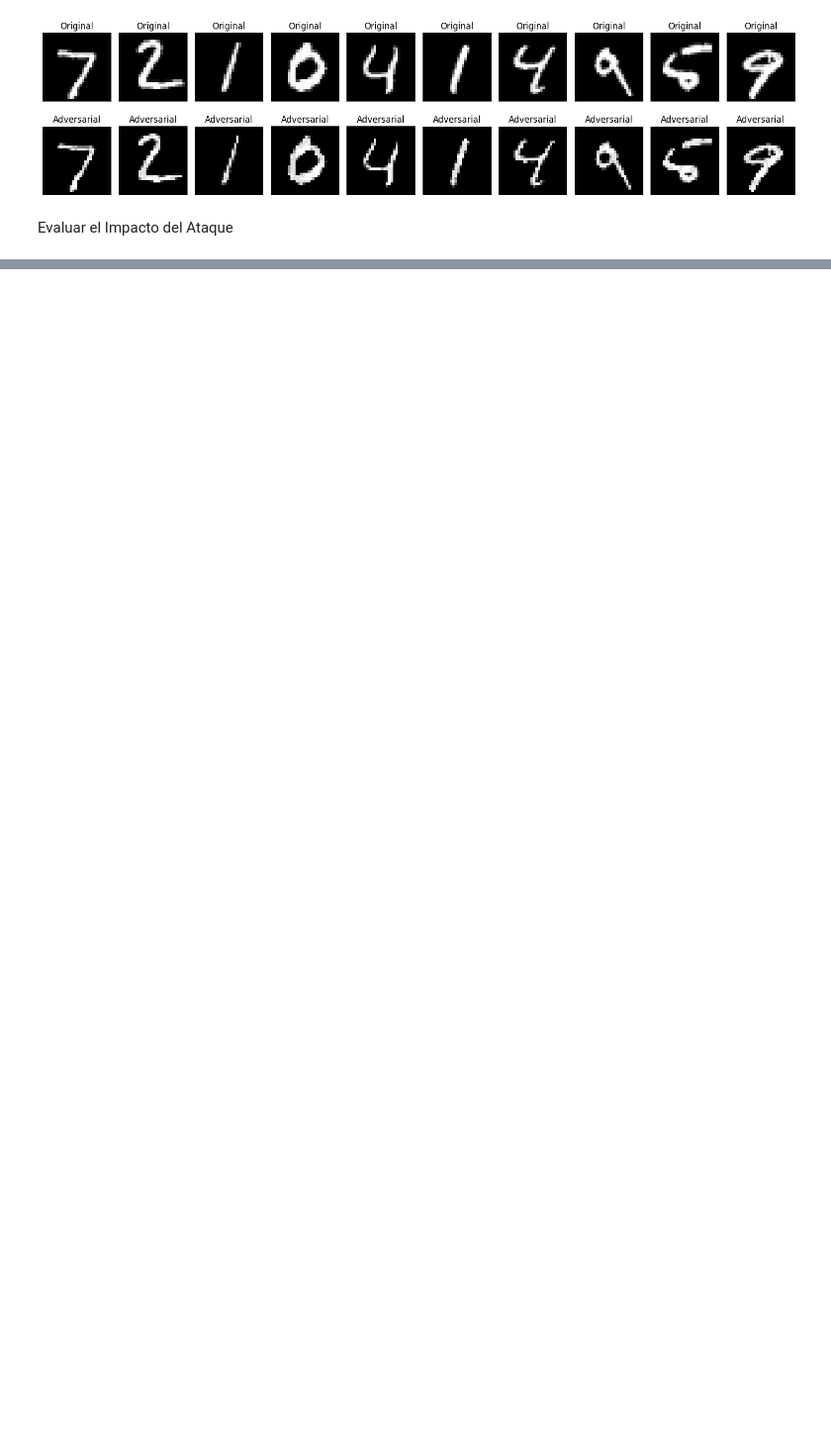
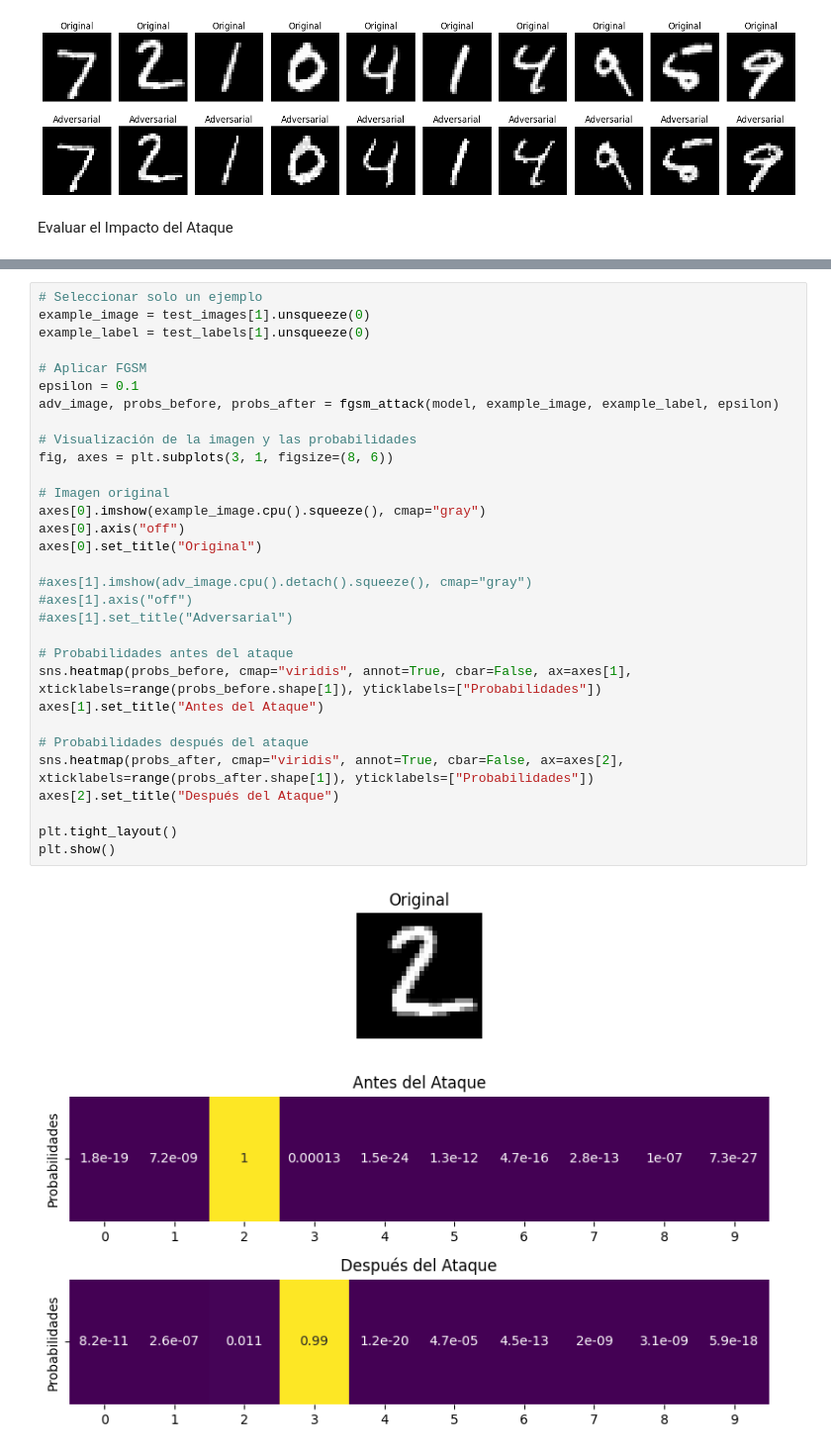
Before and after one commit to sarenales/PrototypesVulnerabilities, a Jupyter notebook: EjemploPrototipos.ipynb, the cells around one changed output, grey strips where cells are left out. Shown at 99% size. Drawn from its saved outputs; the diff is of its cells as text; blank space fills up the shorter version.

```diff
--- a/EjemploPrototipos.ipynb
+++ b/EjemploPrototipos.ipynb
@@ -393,0 +391,33 @@ Predicciones adversarias: [7 2 1 4 9 1 4 9 5 9]
+# %%
+# Seleccionar solo un ejemplo
+example_image = test_images[1].unsqueeze(0)
+example_label = test_labels[1].unsqueeze(0)
+
+# Aplicar FGSM
+epsilon = 0.1
+adv_image, probs_before, probs_after = fgsm_attack(model, example_image, example_label, epsilon)
+
+# Visualización de la imagen y las probabilidades
+fig, axes = plt.subplots(3, 1, figsize=(8, 6))
+
+# Imagen original
+axes[0].imshow(example_image.cpu().squeeze(), cmap="gray")
+axes[0].axis("off")
+axes[0].set_title("Original")
+
+#axes[1].imshow(adv_image.cpu().detach().squeeze(), cmap="gray")
+#axes[1].axis("off")
+#axes[1].set_title("Adversarial")
+
+# Probabilidades antes del ataque
+sns.heatmap(probs_before, cmap="viridis", annot=True, cbar=False, ax=axes[1], xticklabels=range(probs_before.shape[1]), yticklabels=["Probabilidades"])
+axes[1].set_title("Antes del Ataque")
+
+# Probabilidades después del ataque
+sns.heatmap(probs_after, cmap="viridis", annot=True, cbar=False, ax=axes[2], xticklabels=range(probs_after.shape[1]), yticklabels=["Probabilidades"])
+axes[2].set_title("Después del Ataque")
+
+plt.tight_layout()
+plt.show()
+# %% [output]
+[figure, added]
```
Also changed, not shown: parts of 9 cells of this notebook.
